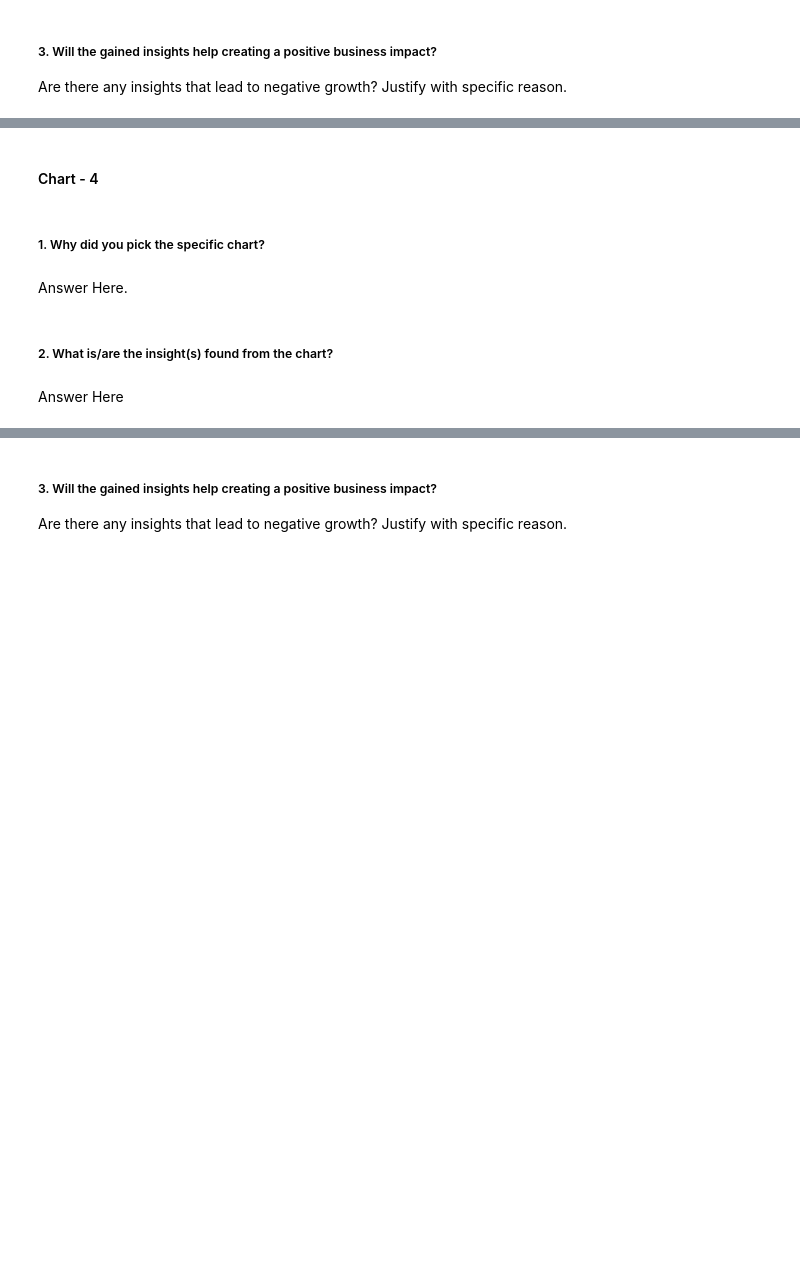
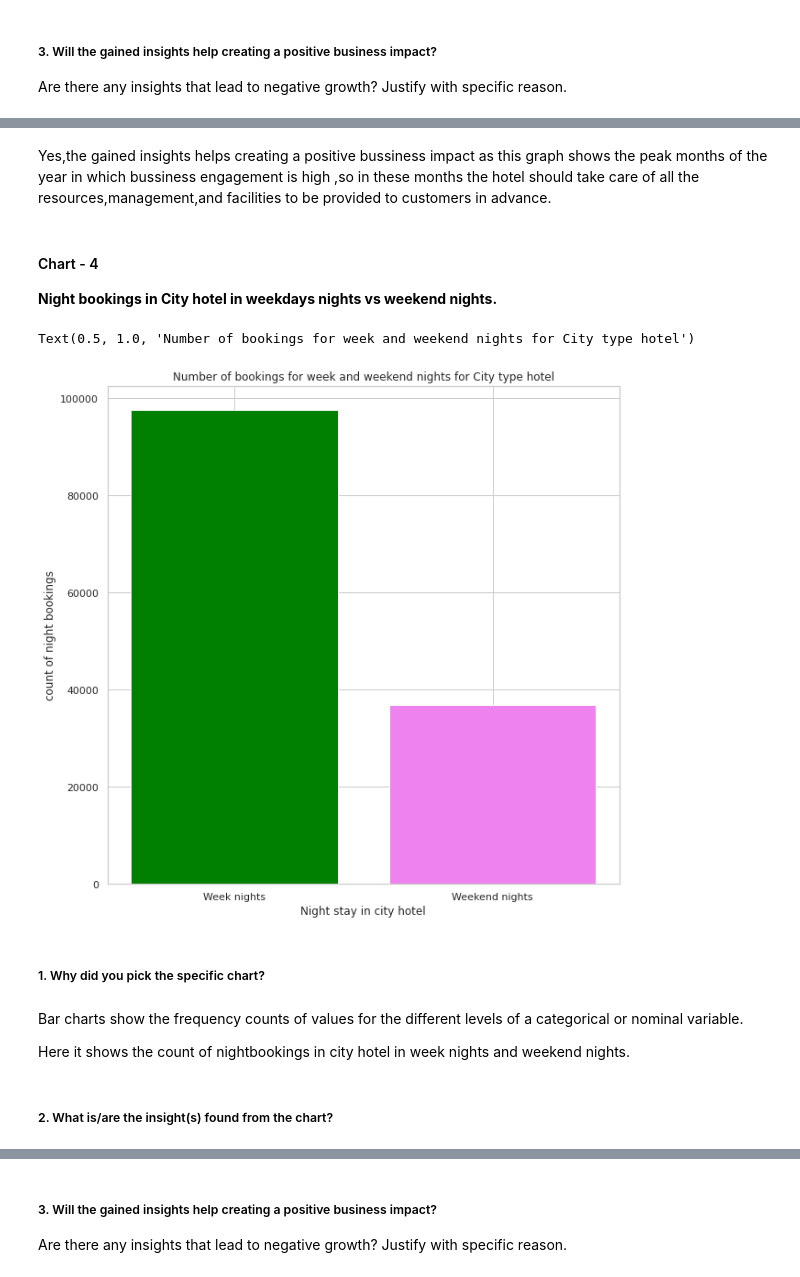
Before and after one commit to CoderSumanesh/Hotel-Booking-Analysis, a Jupyter notebook: hotel_booking_analysis.ipynb, the cells around one changed output, grey strips where cells are left out. Saved outputs shown, nothing was run; the diff lists cells and outputs as text; code cells hidden in the pictures; blank space fills up the shorter version.

```diff
--- a/hotel_booking_analysis.ipynb
+++ b/hotel_booking_analysis.ipynb
@@ -634,2 +646,0 @@ Answer Here
-# %% [markdown]
-#### Chart - 4
@@ -638,8 +647,31 @@ Answer Here
+# %% [markdown]
+Yes,the gained insights helps creating a positive bussiness impact as this graph shows the peak months of the year in which bussiness engagement is high ,so in these months the hotel should take care of all the resources,management,and facilities to be provided to customers in advance.
+# %% [markdown]
+#### Chart - 4
+**Night bookings in City hotel in weekdays nights vs weekend nights.**
+# %%
+# Chart - 4 visualization code
+#selecting only the data where cancellation is not done.
+filtered_data = df1[df1['is_canceled']==0]
+#Total number of week nights stay.
+week_nights = filtered_data[filtered_data['hotel'] == 'City Hotel']['stays_in_week_nights'].sum()
+#Total number of weekend nights stay.
+weekend_nights = filtered_data[filtered_data['hotel'] == 'City Hotel']['stays_in_weekend_nights'].sum()
+# %%
+#Bar plot showing weeknights and weekend nights stay in City Hotel.
+plt.figure(figsize=(10,10))
+plt.bar(x=['Week nights','Weekend nights'],height = [week_nights,weekend_nights], color = ['green','violet'])
+plt.xlabel('Night stay in city hotel')
+plt.ylabel('count of night bookings')
+plt.title('Number of bookings for week and weekend nights for City type hotel')
+# %% [output]
+Text(0.5, 1.0, 'Number of bookings for week and weekend nights for City type hotel')
+[figure, added]
 # %% [markdown]
 ##### 1. Why did you pick the specific chart?
-# %% [markdown]
-Answer Here.
+# %% [markdown]
+Bar charts show the frequency counts of values for the different levels of a categorical or nominal variable.
+
+Here it shows the count of nightbookings in city hotel in week nights and weekend nights.
 # %% [markdown]
 ##### 2. What is/are the insight(s) found from the chart?
-# %% [markdown]
-Answer Here
```
Also changed, not shown: parts of 42 cells of this notebook.
